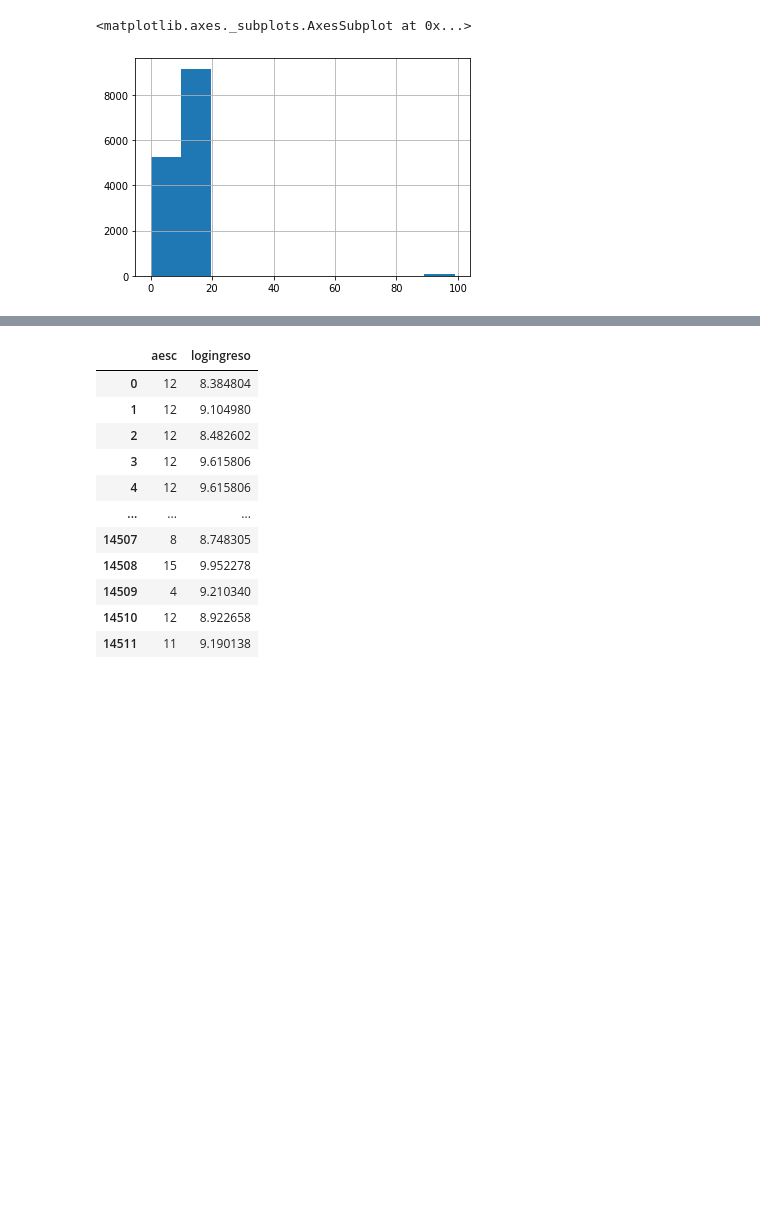
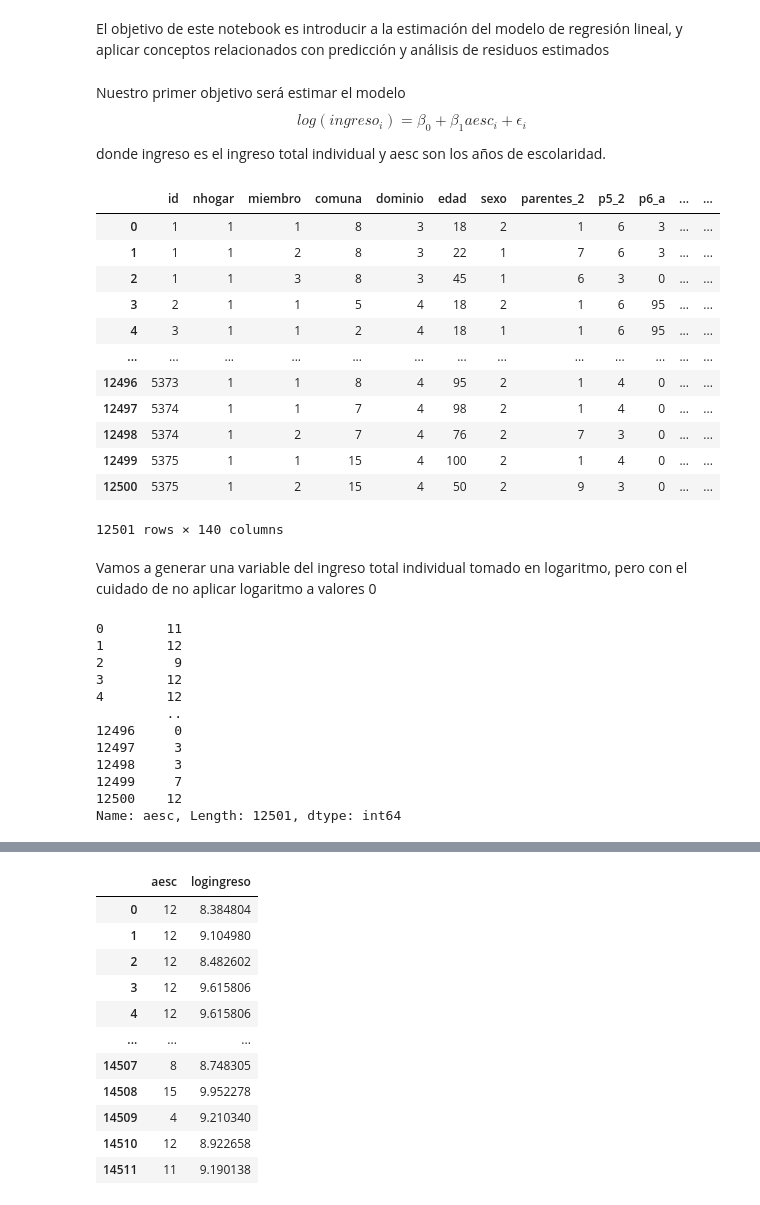
Before and after one commit to rpasquini/econometria-iae, a Jupyter notebook: OLS_2_Ajuste_Propiedades_Test_de_Hipótesis.ipynb, the cells around one changed output, grey strips where cells are left out. Saved outputs shown, nothing was run; the diff lists cells and outputs as text; code cells hidden in the pictures; blank space fills up the shorter version.

```diff
--- a/OLS_2_Ajuste_Propiedades_Test_de_Hipótesis.ipynb
+++ b/OLS_2_Ajuste_Propiedades_Test_de_Hipótesis.ipynb
@@ -5,5 +5,30 @@ import statsmodels.api as sm
 import matplotlib.pyplot as plt
 import numpy as np
 import pandas as pd
+# %% [markdown]
+El objetivo de este notebook es introducir a la estimación del modelo de regresión lineal, y aplicar conceptos relacionados con predicción y análisis de residuos estimados
+# %% [markdown]
+Nuestro primer objetivo será estimar el modelo
+$$ log(ingreso_i)=\beta_0+\beta_1 aesc_i+\epsilon_i $$
+
+donde ingreso es el ingreso total individual y aesc son los años de escolaridad.
 # %%
-df=pd.read_csv('https://github.com/rpasquini/herramientas-econometricas/blob/main/datos/eah2016_individual.csv?raw=true')
+df=pd.read_csv('https://github.com/rpasquini/econometria-iae/blob/main/datos/eah2022_bu_ampliada_ind.txt?raw=true',sep=';')
+# %%
+df
+# %% [output]
+|  | id | nhogar | miembro | comuna | dominio | edad | sexo | parentes_2 | p5_2 | p6_a | ... | ... |
+| 0 | 1 | 1 | 1 | 8 | 3 | 18 | 2 | 1 | 6 | 3 | ... | ... |
+| 1 | 1 | 1 | 2 | 8 | 3 | 22 | 1 | 7 | 6 | 3 | ... | ... |
+| 2 | 1 | 1 | 3 | 8 | 3 | 45 | 1 | 6 | 3 | 0 | ... | ... |
+| 3 | 2 | 1 | 1 | 5 | 4 | 18 | 2 | 1 | 6 | 95 | ... | ... |
+| 4 | 3 | 1 | 1 | 2 | 4 | 18 | 1 | 1 | 6 | 95 | ... | ... |
+| ... | ... | ... | ... | ... | ... | ... | ... | ... | ... | ... | ... | ... |
+| 12496 | 5373 | 1 | 1 | 8 | 4 | 95 | 2 | 1 | 4 | 0 | ... | ... |
+| 12497 | 5374 | 1 | 1 | 7 | 4 | 98 | 2 | 1 | 4 | 0 | ... | ... |
+| 12498 | 5374 | 1 | 2 | 7 | 4 | 76 | 2 | 7 | 3 | 0 | ... | ... |
+| 12499 | 5375 | 1 | 1 | 15 | 4 | 100 | 2 | 1 | 4 | 0 | ... | ... |
+| 12500 | 5375 | 1 | 2 | 15 | 4 | 50 | 2 | 9 | 3 | 0 | ... | ... |
+12501 rows × 140 columns
+# %% [markdown]
+Vamos a generar una variable del ingreso total individual tomado en logaritmo, pero con el cuidado de no aplicar logaritmo a valores 0
@@ -10,5 +37,15 @@ df=pd.read_csv('https://github.com/rpasquini/herramientas-econometricas/blob/mai
 # %%
-df.aesc.hist()
+df['aesc']
 # %% [output]
-<matplotlib.axes._subplots.AxesSubplot at 0x...>
+0        11
+1        12
+2         9
+3        12
+4        12
+         ..
+12496     0
+12497     3
+12498     3
+12499     7
+12500    12
+Name: aesc, Length: 12501, dtype: int64
-[figure, removed]
```
Also changed, not shown: parts of 24 cells of this notebook.
